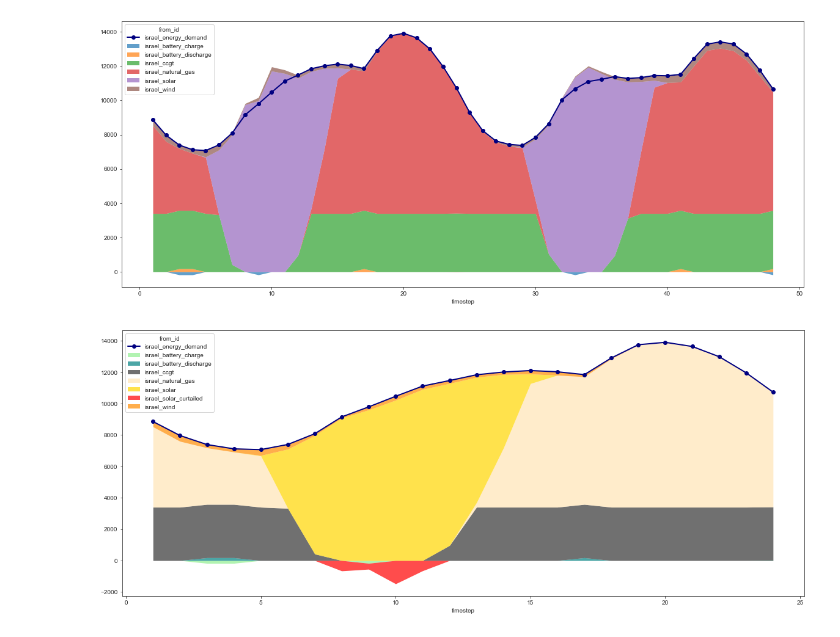
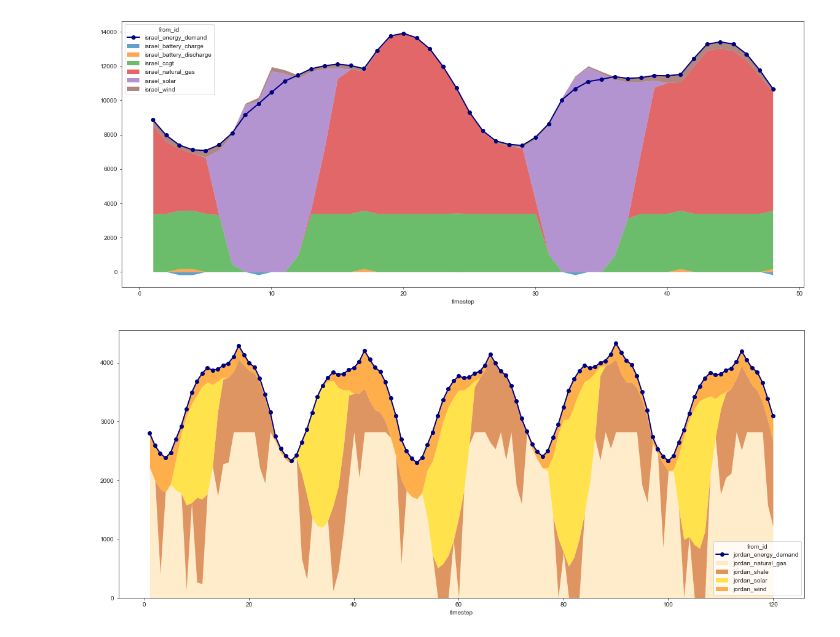
Before and after one commit to amanmajid/nextra, a Jupyter notebook: analysis/icae_results.ipynb, the cells around one changed output. Cells and saved outputs as stored; diff of their text form; code cells hidden in the pictures.

Commit message:
fixed supply demand plot

```diff
--- a/analysis/icae_results.ipynb
+++ b/analysis/icae_results.ipynb
@@ -397,7 +397,7 @@ idx.plot.area(ax=ax,
 # %% [output]
 <AxesSubplot:xlabel='timestep'>
 [figure]
-# %%
-results['NCO'].plot_supply_curve(region='israel',days=1,month=1,year=2030)
-# %% [output]
-[figure, removed]
+# %%
+results['NCO'].plot_supply_curve(region='jordan',days=5,month=1,year=2030)
+# %% [output]
+[figure, added]
```
Also changed, not shown: 3 other files.
